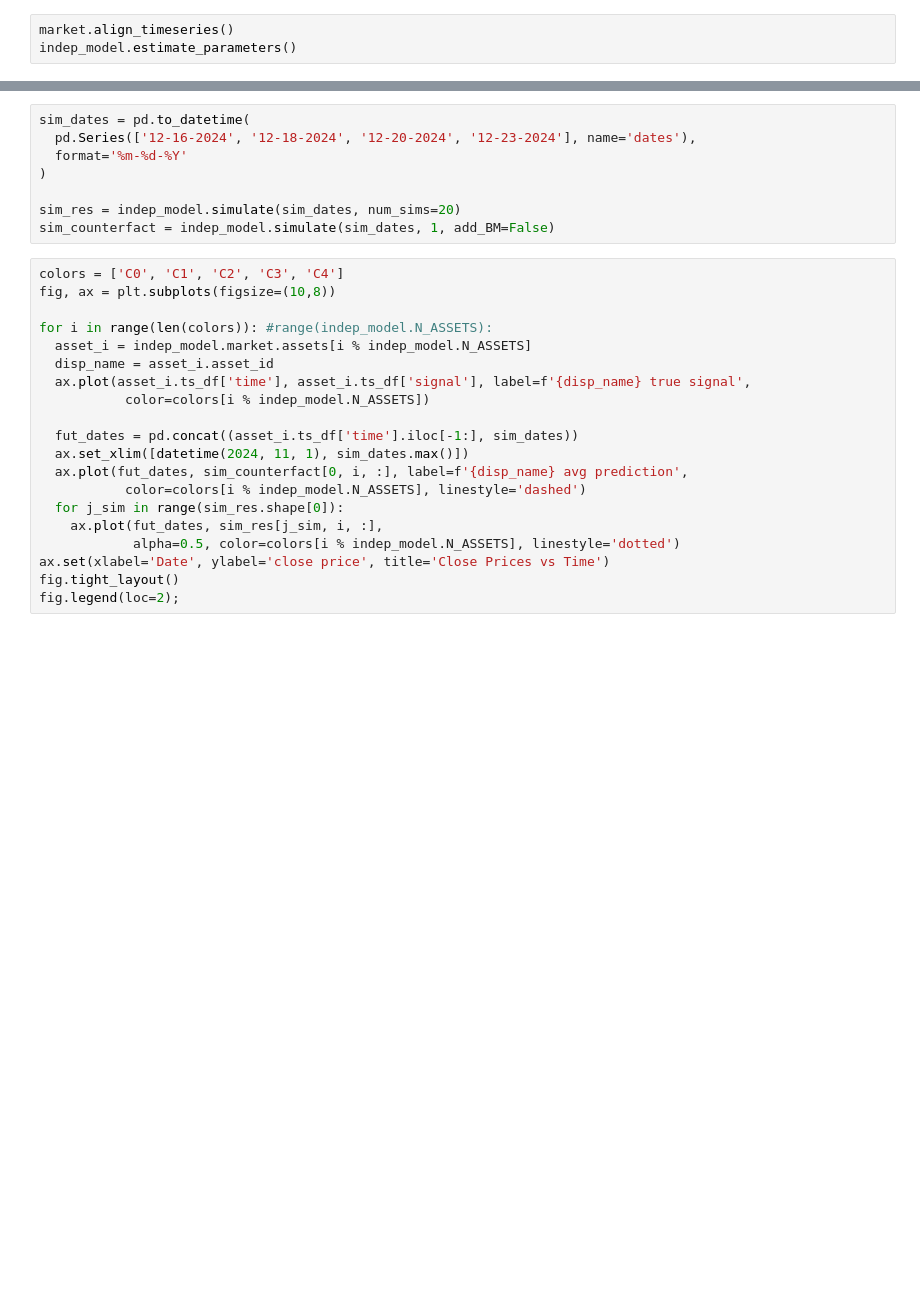
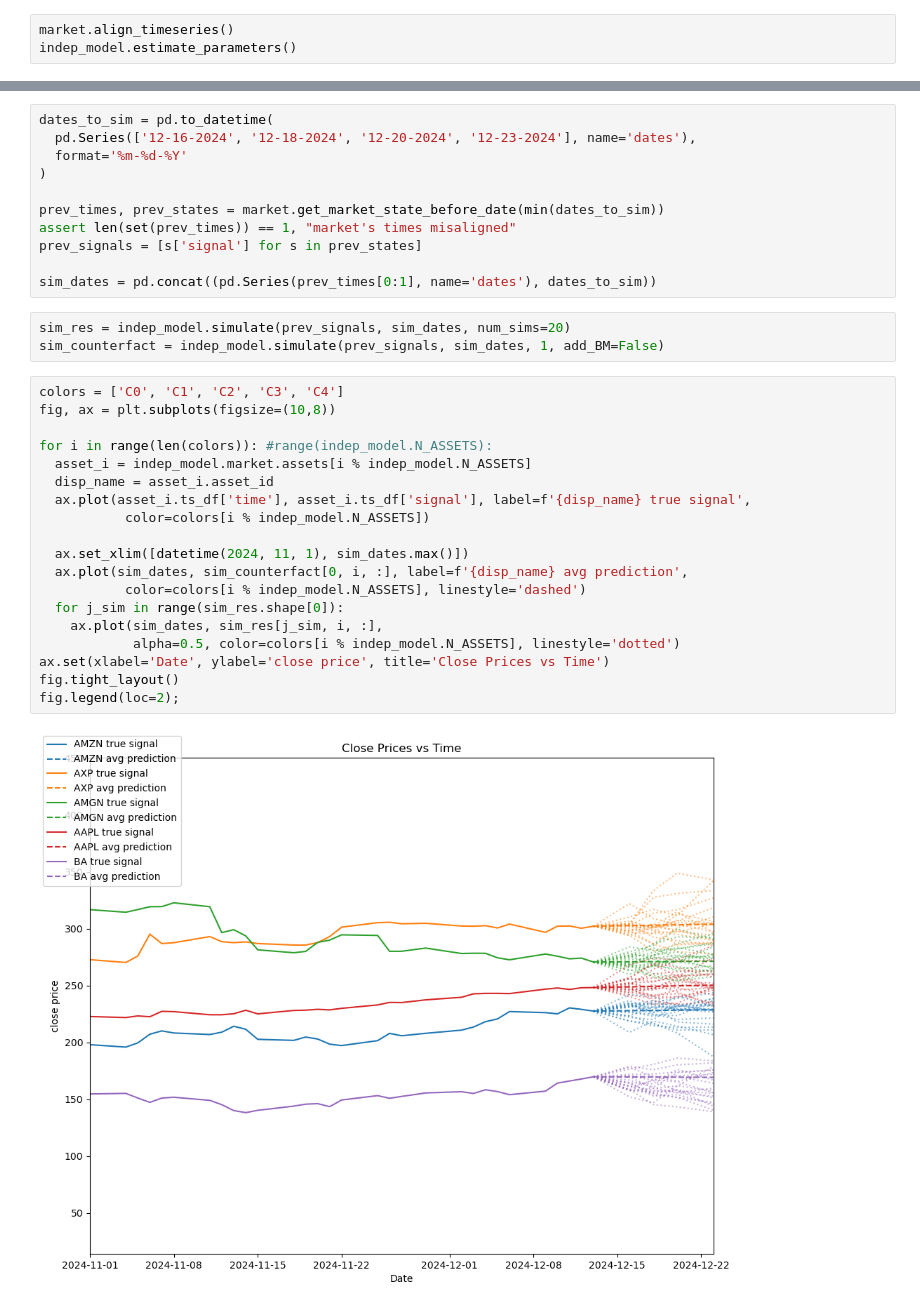
Before and after one commit to Krishna-Saxena/market-modeling, a Jupyter notebook: examples/base_market_indep_model.ipynb, the cells around one changed output, grey strips where cells are left out. Saved outputs shown, nothing was run; the diff lists cells and outputs as text; blank space fills up the shorter version.

Commit message:
Dependent, covariate model runs.

```diff
--- a/examples/base_market_indep_model.ipynb
+++ b/examples/base_market_indep_model.ipynb
@@ -63,28 +74,35 @@ df_results
-# %%
-sim_dates = pd.to_datetime(
-  pd.Series(['12-16-2024', '12-18-2024', '12-20-2024', '12-23-2024'], name='dates'),
-  format='%m-%d-%Y'
-)
-
-sim_res = indep_model.simulate(sim_dates, num_sims=20)
-sim_counterfact = indep_model.simulate(sim_dates, 1, add_BM=False)
+# %%
+dates_to_sim = pd.to_datetime(
+  pd.Series(['12-16-2024', '12-18-2024', '12-20-2024', '12-23-2024'], name='dates'),
+  format='%m-%d-%Y'
+)
+
+prev_times, prev_states = market.get_market_state_before_date(min(dates_to_sim))
+assert len(set(prev_times)) == 1, "market's times misaligned"
+prev_signals = [s['signal'] for s in prev_states]
+
+sim_dates = pd.concat((pd.Series(prev_times[0:1], name='dates'), dates_to_sim))
+# %%
+sim_res = indep_model.simulate(prev_signals, sim_dates, num_sims=20)
+sim_counterfact = indep_model.simulate(prev_signals, sim_dates, 1, add_BM=False)
 # %%
 colors = ['C0', 'C1', 'C2', 'C3', 'C4']
 fig, ax = plt.subplots(figsize=(10,8))
 
 for i in range(len(colors)): #range(indep_model.N_ASSETS):
   asset_i = indep_model.market.assets[i % indep_model.N_ASSETS]
   disp_name = asset_i.asset_id
   ax.plot(asset_i.ts_df['time'], asset_i.ts_df['signal'], label=f'{disp_name} true signal',
            color=colors[i % indep_model.N_ASSETS])
 
-  fut_dates = pd.concat((asset_i.ts_df['time'].iloc[-1:], sim_dates))
   ax.set_xlim([datetime(2024, 11, 1), sim_dates.max()])
-  ax.plot(fut_dates, sim_counterfact[0, i, :], label=f'{disp_name} avg prediction',
+  ax.plot(sim_dates, sim_counterfact[0, i, :], label=f'{disp_name} avg prediction',
            color=colors[i % indep_model.N_ASSETS], linestyle='dashed')
   for j_sim in range(sim_res.shape[0]):
-    ax.plot(fut_dates, sim_res[j_sim, i, :],
+    ax.plot(sim_dates, sim_res[j_sim, i, :],
             alpha=0.5, color=colors[i % indep_model.N_ASSETS], linestyle='dotted')
 ax.set(xlabel='Date', ylabel='close price', title='Close Prices vs Time')
 fig.tight_layout()
 fig.legend(loc=2);
+# %% [output]
+[figure, added]
```
Also changed, not shown: parts of 2 cells of this notebook, 18 other files.
